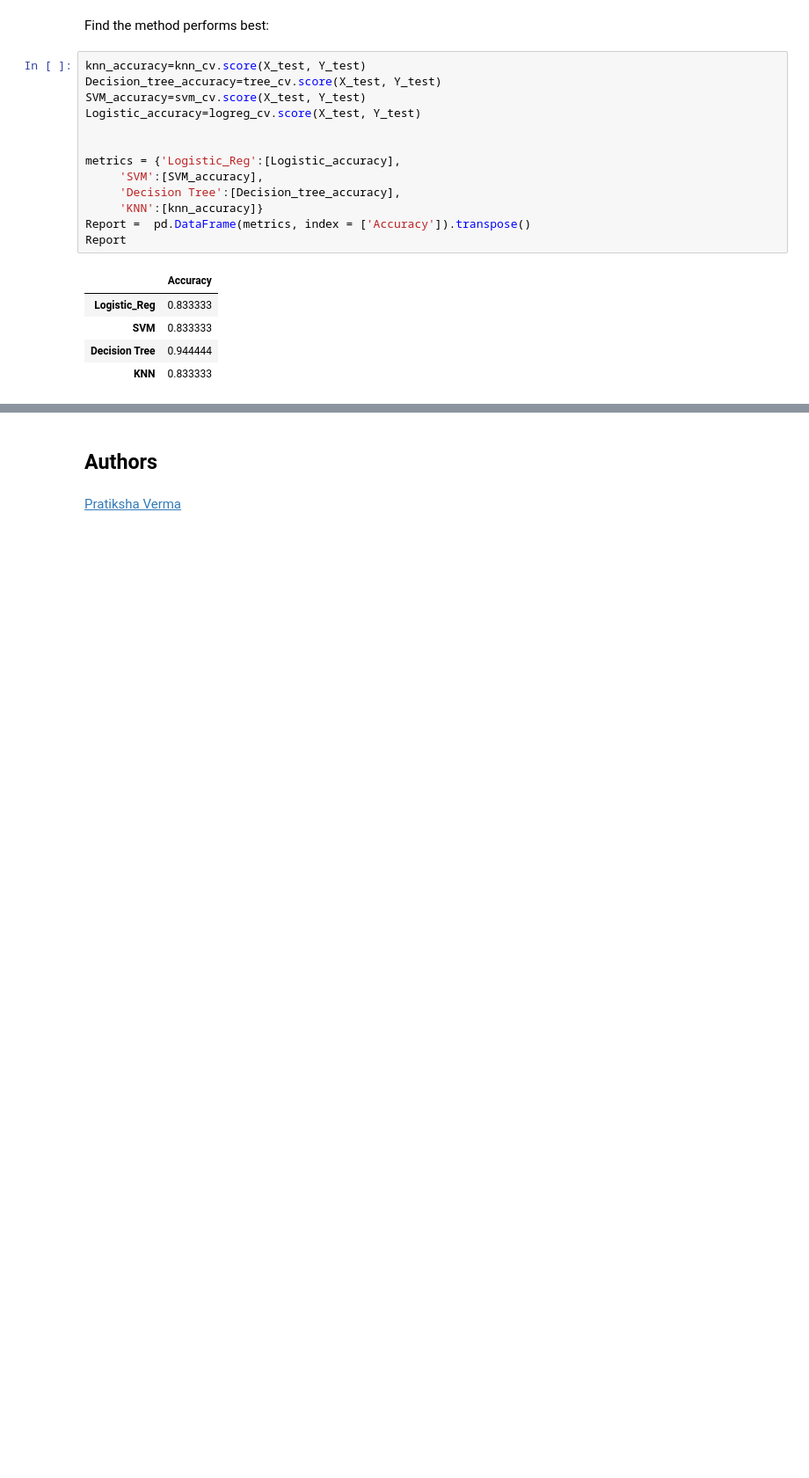
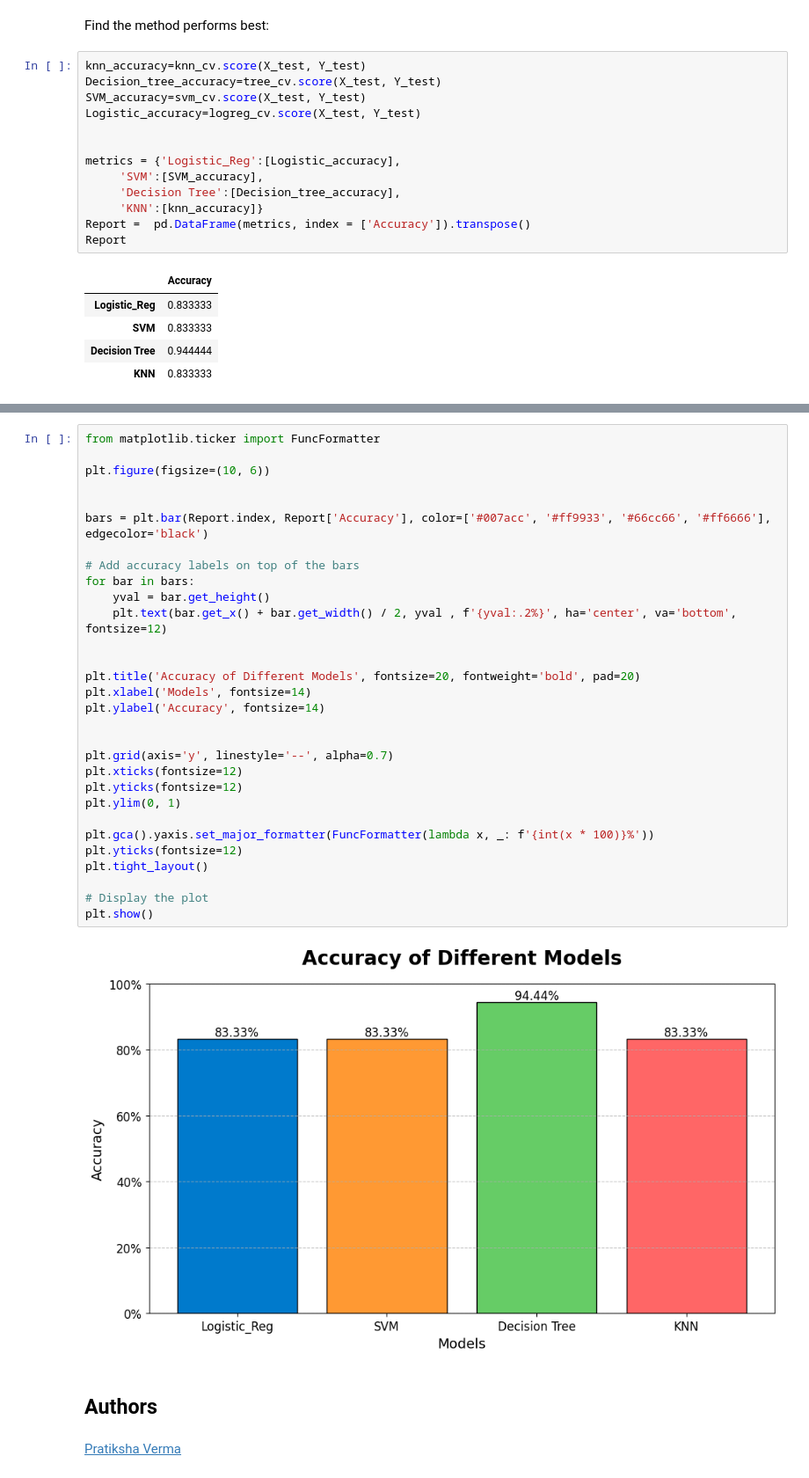
Before and after one commit to Manaoz/IBM_Capstone_Falcon9_Prediction, a Jupyter notebook: 7_SpaceX-Machine-Learning-Prediction-Part-5-v1.ipynb, the cells around one changed output, grey strips where cells are left out. Shown at 88% size. Cells and saved outputs as stored; diff of their text form; blank space fills up the shorter version.

```diff
--- a/7_SpaceX-Machine-Learning-Prediction-Part-5-v1.ipynb
+++ b/7_SpaceX-Machine-Learning-Prediction-Part-5-v1.ipynb
@@ -394,3 +370,35 @@ fig.update_yaxes(tickformat='.0%')
+# %%
+from matplotlib.ticker import FuncFormatter
+
+plt.figure(figsize=(10, 6))
+
+
+bars = plt.bar(Report.index, Report['Accuracy'], color=['#007acc', '#ff9933', '#66cc66', '#ff6666'], edgecolor='black')
+
+# Add accuracy labels on top of the bars
+for bar in bars:
+    yval = bar.get_height()
+    plt.text(bar.get_x() + bar.get_width() / 2, yval , f'{yval:.2%}', ha='center', va='bottom', fontsize=12)
+
+
+plt.title('Accuracy of Different Models', fontsize=20, fontweight='bold', pad=20)
+plt.xlabel('Models', fontsize=14)
+plt.ylabel('Accuracy', fontsize=14)
+
+
+plt.grid(axis='y', linestyle='--', alpha=0.7)
+plt.xticks(fontsize=12)
+plt.yticks(fontsize=12)
+plt.ylim(0, 1)
+
+plt.gca().yaxis.set_major_formatter(FuncFormatter(lambda x, _: f'{int(x * 100)}%'))
+plt.yticks(fontsize=12)
+plt.tight_layout()
+
+# Display the plot
+plt.show()
+# %% [output]
+[figure, added]
 # %% [markdown]
 ## Authors
 # %% [markdown]
```
Also changed, not shown: parts of 1 cell of this notebook.
